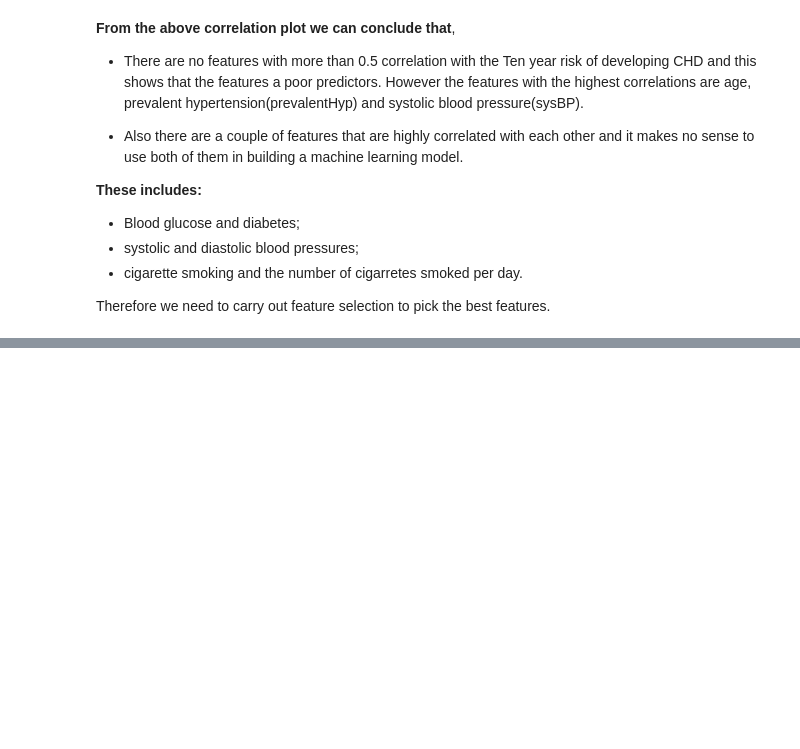
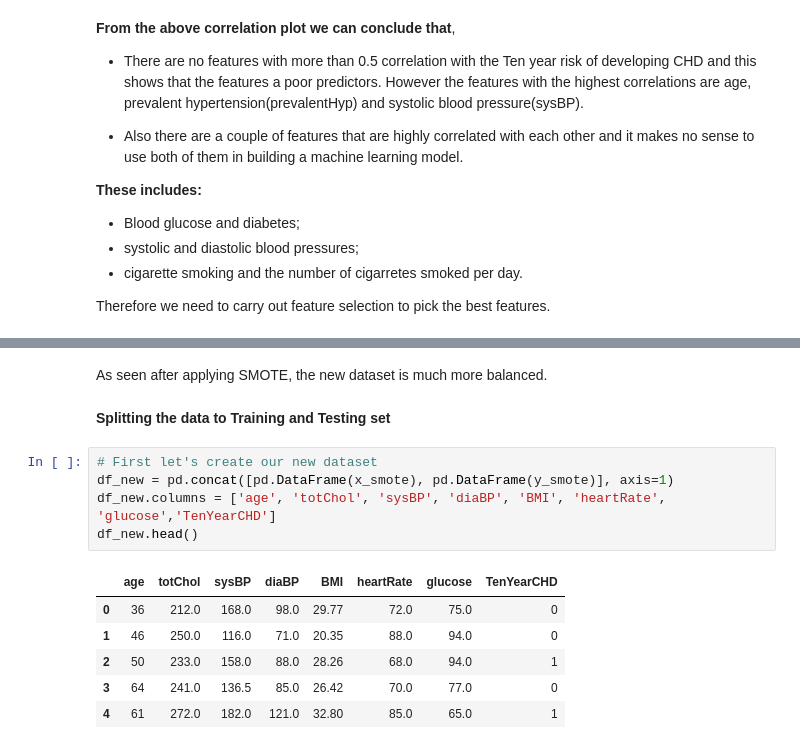
Before and after one commit to RITIK1442840127/Cardiovascular-Risk-Prediction-, a Jupyter notebook: Capstone_Project_3_Cardiovascular_Risk_Prediction_Ritik_Tiwari.ipynb, the cells around one changed output, grey strips where cells are left out. Saved outputs shown, nothing was run; the diff lists cells and outputs as text; blank space fills up the shorter version.

```diff
--- a/Capstone_Project_3_Cardiovascular_Risk_Prediction_Ritik_Tiwari.ipynb
+++ b/Capstone_Project_3_Cardiovascular_Risk_Prediction_Ritik_Tiwari.ipynb
@@ -497,0 +659,16 @@ Therefore we need to carry out feature selection to pick the best features.
+# %% [markdown]
+As seen after applying SMOTE, the new dataset is much more balanced.
+# %% [markdown]
+**Splitting the data to Training and Testing set**
+# %%
+# First let's create our new dataset
+df_new = pd.concat([pd.DataFrame(x_smote), pd.DataFrame(y_smote)], axis=1)
+df_new.columns = ['age', 'totChol', 'sysBP', 'diaBP', 'BMI', 'heartRate', 'glucose','TenYearCHD']
+df_new.head()
+# %% [output]
+|  | age | totChol | sysBP | diaBP | BMI | heartRate | glucose | TenYearCHD |
+| 0 | 36 | 212.0 | 168.0 | 98.0 | 29.77 | 72.0 | 75.0 | 0 |
+| 1 | 46 | 250.0 | 116.0 | 71.0 | 20.35 | 88.0 | 94.0 | 0 |
+| 2 | 50 | 233.0 | 158.0 | 88.0 | 28.26 | 68.0 | 94.0 | 1 |
+| 3 | 64 | 241.0 | 136.5 | 85.0 | 26.42 | 70.0 | 77.0 | 0 |
+| 4 | 61 | 272.0 | 182.0 | 121.0 | 32.80 | 85.0 | 65.0 | 1 |
```
Also changed, not shown: parts of 22 cells of this notebook.
